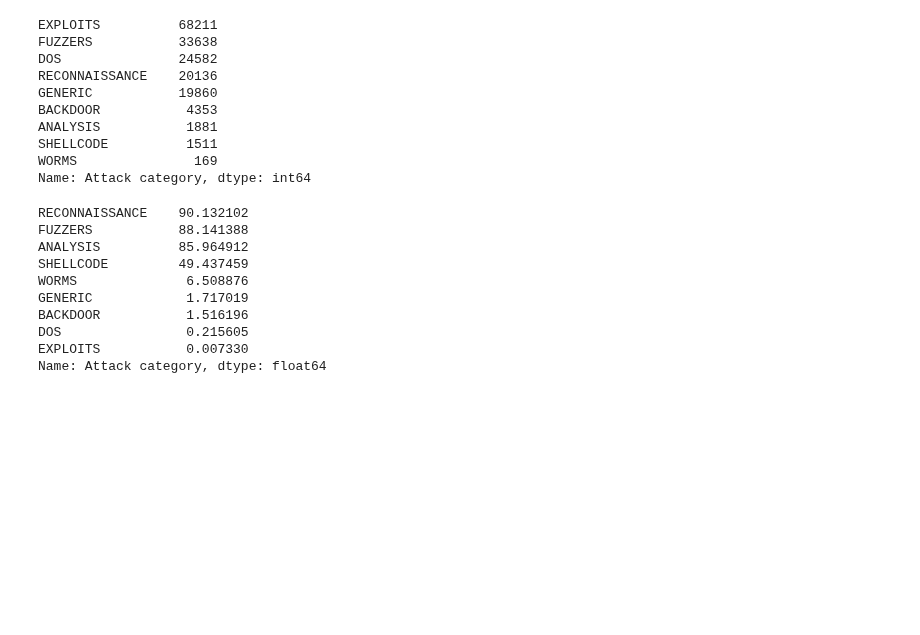
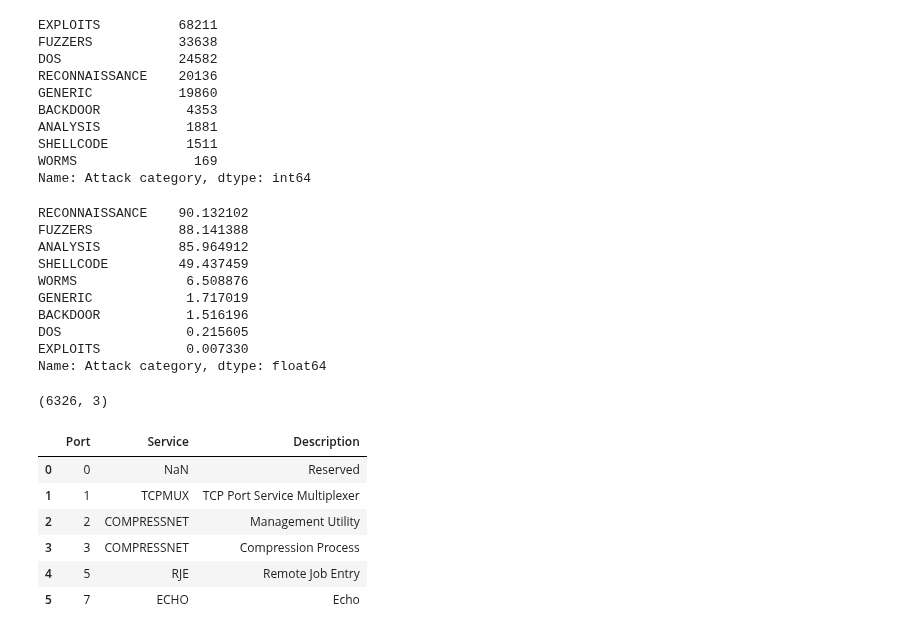
Before and after one commit to EddyGiusepe/Cyber_Security_1, a Jupyter notebook: CyberSecurity_Kaggle.ipynb, the cells around one changed output. Cells and saved outputs as stored; diff of their text form; code cells hidden in the pictures; blank space fills up the shorter version.

```diff
--- a/CyberSecurity_Kaggle.ipynb
+++ b/CyberSecurity_Kaggle.ipynb
@@ -361,0 +366,16 @@ Name: Attack category, dtype: float64
+# %%
+tcp_ports.shape
+# %% [output]
+(6326, 3)
+# %%
+# Lista de portas dos protocolos TCP
+
+tcp_ports.head(6)
+# %% [output]
+|  | Port | Service | Description |
+| 0 | 0 | NaN | Reserved |
+| 1 | 1 | TCPMUX | TCP Port Service Multiplexer |
+| 2 | 2 | COMPRESSNET | Management Utility |
+| 3 | 3 | COMPRESSNET | Compression Process |
+| 4 | 5 | RJE | Remote Job Entry |
+| 5 | 7 | ECHO | Echo |
```
Also changed, not shown: parts of 11 cells of this notebook.
